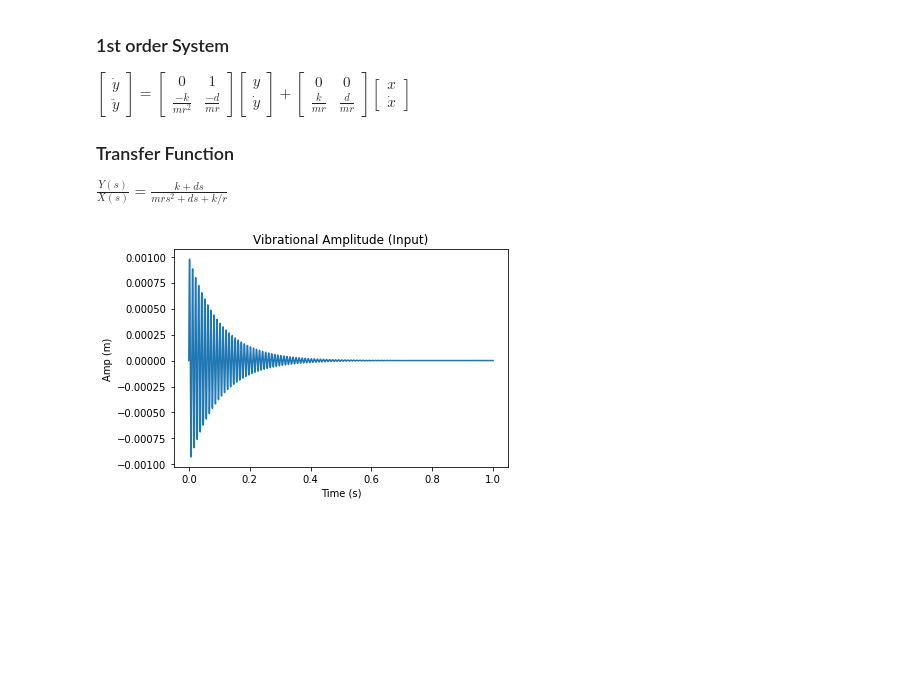
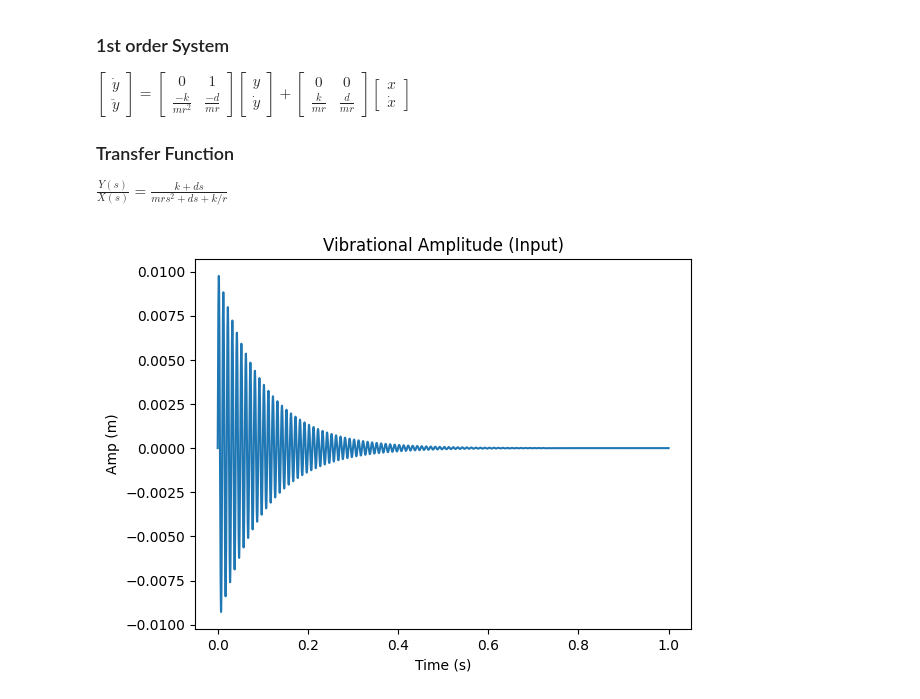
Before and after one commit to Capstone-Gait-Keepers/capstone, a Jupyter notebook: data_analysis/physics.ipynb, the cells around one changed output. Saved outputs shown, nothing was run; the diff lists cells and outputs as text; code cells hidden in the pictures; blank space fills up the shorter version.

```diff
--- a/data_analysis/physics.ipynb
+++ b/data_analysis/physics.ipynb
@@ -20,19 +20,19 @@ from scipy.integrate import solve_ivp
 # %%
 fs = 100000
 duration = 1
 t = np.linspace(0, duration, duration * fs)
 # x = np.hstack((np.zeros(10), np.ones(fs * duration - 10)))
 f = 100
 tau = 0.1
-A = 1e-3
+A = 1e-2
 x_in = A * np.sin(2*np.pi*f*t) * np.exp(-t/tau)
 plt.plot(t, x_in)
 plt.title("Vibrational Amplitude (Input)")
 plt.xlabel("Time (s)")
 plt.ylabel("Amp (m)")
 plt.show()
 # %% [output]
-[figure, old version]
+[figure, new version]
 # %%
 def simulate(x_in, fs, k=1e5, m=0.1, d=1, r=1):
     """
```
Also changed, not shown: parts of 4 cells of this notebook.
